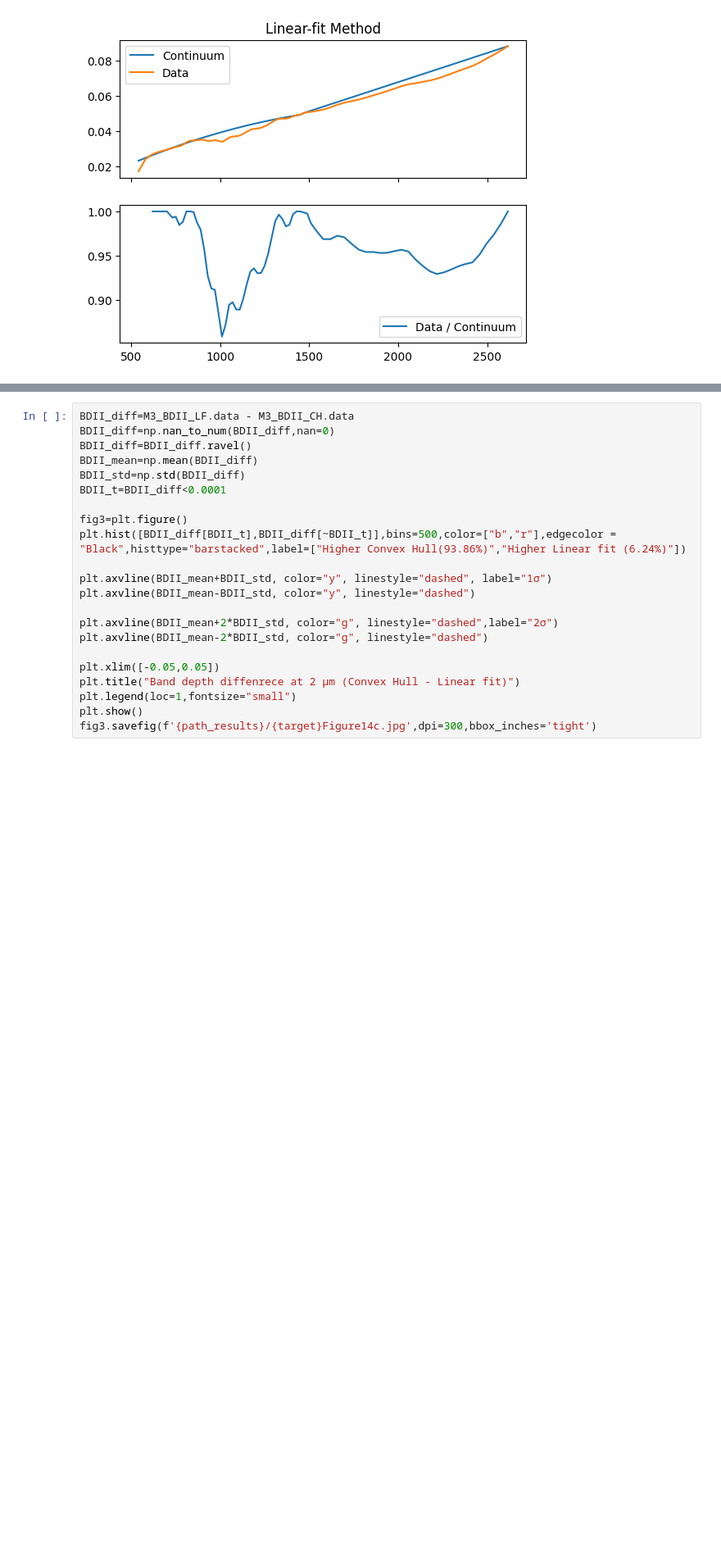
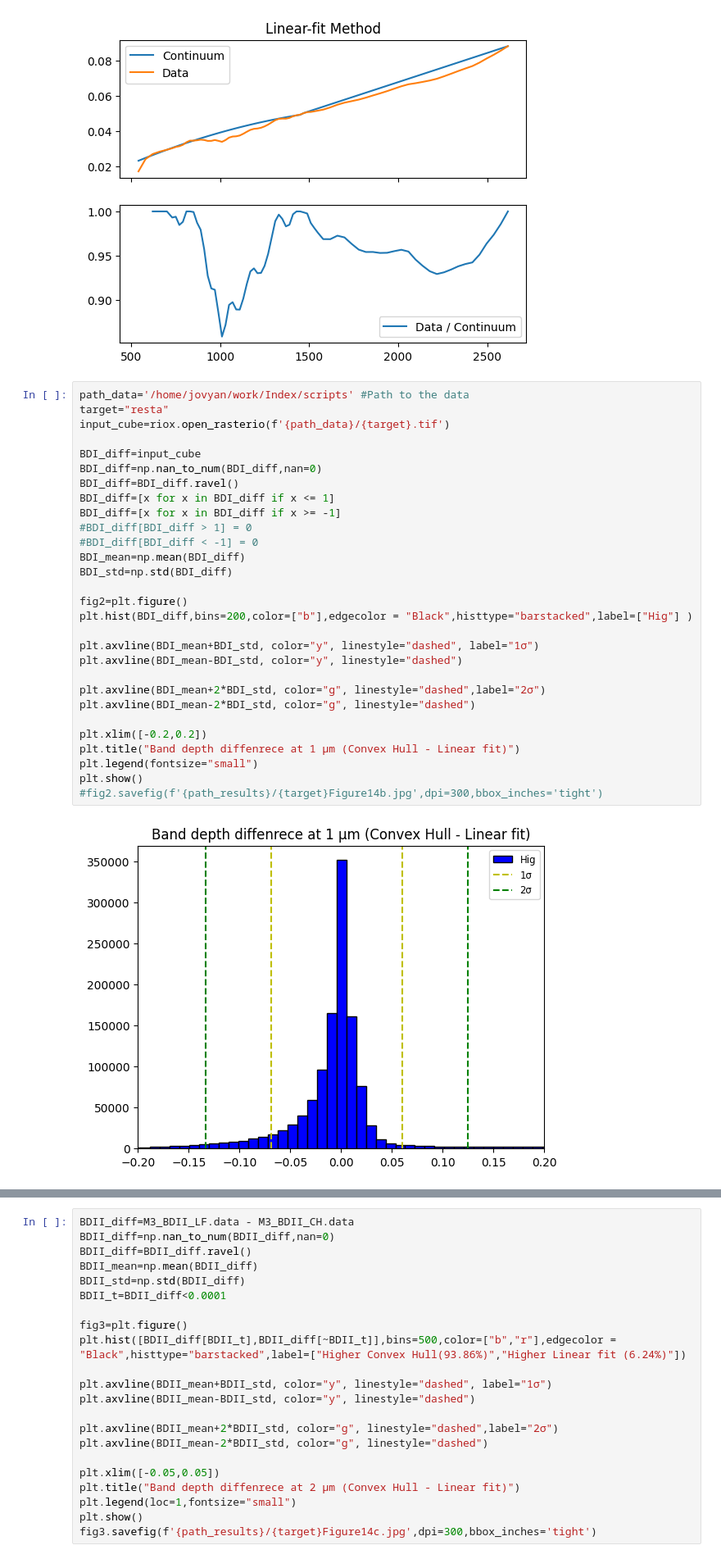
Before and after one commit to Javierunal16/MoonIndex, a Jupyter notebook: scripts/Plotting Article 1.ipynb, the cells around one changed output, grey strips where cells are left out. Shown: that part at 82% size. Saved outputs shown, nothing was run; the diff lists cells and outputs as text; blank space fills up the shorter version.

```diff
--- a/scripts/Plotting Article 1.ipynb
+++ b/scripts/Plotting Article 1.ipynb
@@ -203,3 +231,34 @@ axes[1].legend()
 fig6.savefig(f'{path_results}/{target}Figure8b.jpg',dpi=300,bbox_inches='tight')
 # %% [output]
 [figure]
+# %%
+path_data='/home/jovyan/work/Index/scripts' #Path to the data
+target="resta"
+input_cube=riox.open_rasterio(f'{path_data}/{target}.tif')
+
+BDI_diff=input_cube
+BDI_diff=np.nan_to_num(BDI_diff,nan=0)
+BDI_diff=BDI_diff.ravel()
+BDI_diff=[x for x in BDI_diff if x <= 1]
+BDI_diff=[x for x in BDI_diff if x >= -1]
+#BDI_diff[BDI_diff > 1] = 0
+#BDI_diff[BDI_diff < -1] = 0
+BDI_mean=np.mean(BDI_diff)
+BDI_std=np.std(BDI_diff)
+
+fig2=plt.figure()
+plt.hist(BDI_diff,bins=200,color=["b"],edgecolor = "Black",histtype="barstacked",label=["Hig"] )
+
+plt.axvline(BDI_mean+BDI_std, color="y", linestyle="dashed", label="1σ")
+plt.axvline(BDI_mean-BDI_std, color="y", linestyle="dashed")
+
+plt.axvline(BDI_mean+2*BDI_std, color="g", linestyle="dashed",label="2σ")
+plt.axvline(BDI_mean-2*BDI_std, color="g", linestyle="dashed")
+
+plt.xlim([-0.2,0.2])
+plt.title("Band depth diffenrece at 1 μm (Convex Hull - Linear fit)")
+plt.legend(fontsize="small")
+plt.show()
+#fig2.savefig(f'{path_results}/{target}Figure14b.jpg',dpi=300,bbox_inches='tight')
+# %% [output]
+[figure, added]
```
Also changed, not shown: parts of 6 cells of this notebook, 6 other files.
